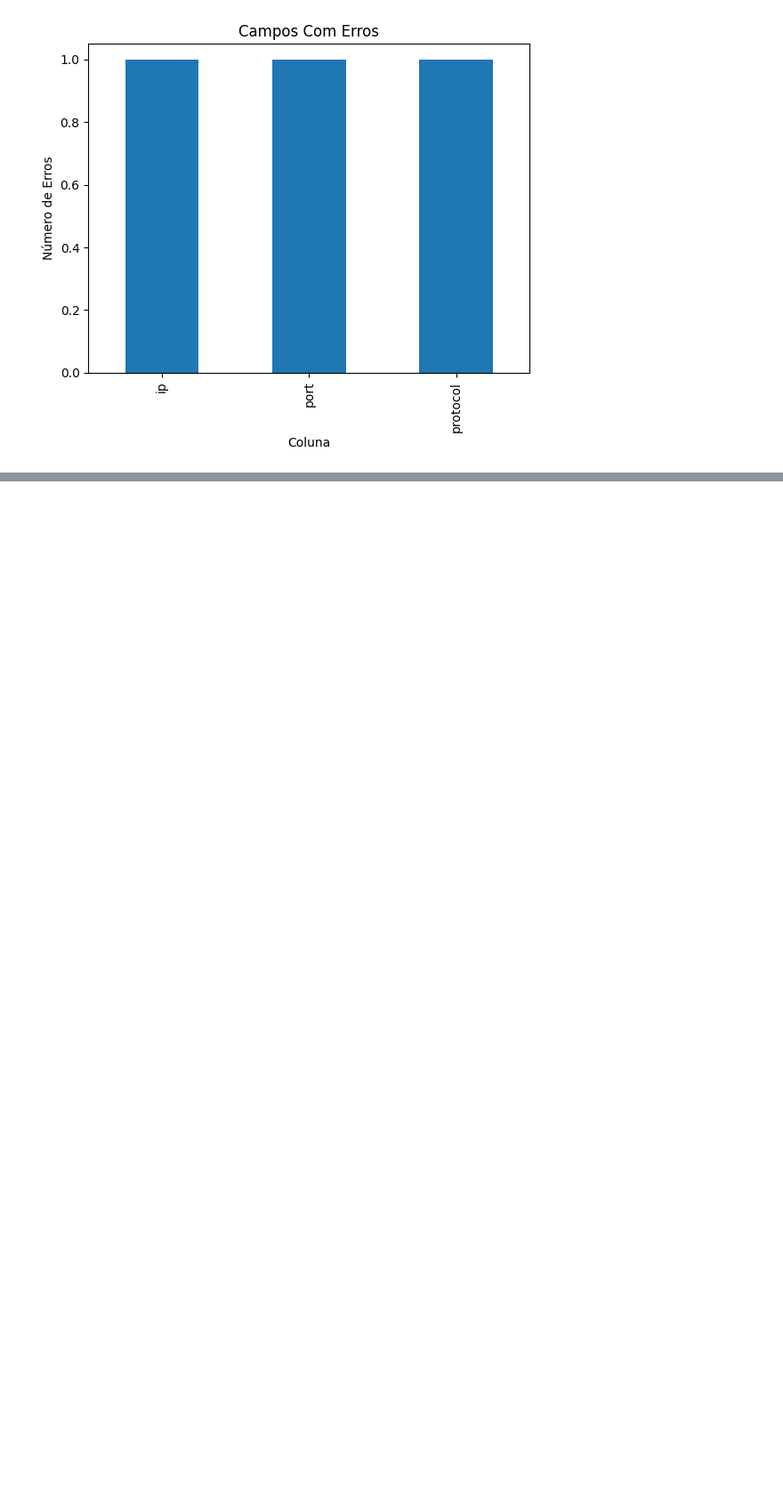
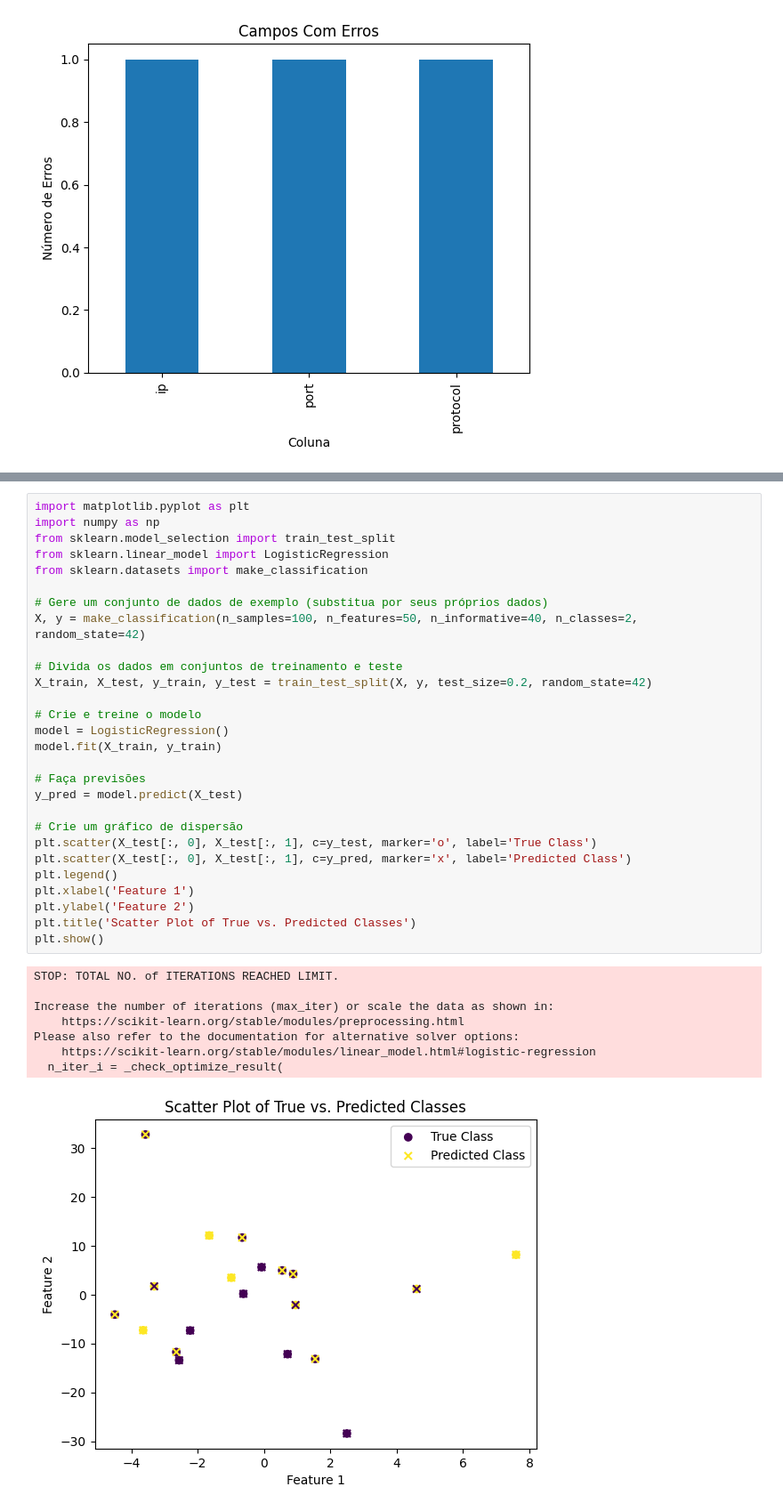
Before and after one commit to mayconbaptista/IC-RedesDomesticas, a Jupyter notebook: teste.ipynb, the cells around one changed output, grey strips where cells are left out. Shown at 89% size. Cells and saved outputs as stored; diff of their text form; blank space fills up the shorter version.

```diff
--- a/teste.ipynb
+++ b/teste.ipynb
@@ -146,0 +313,37 @@ plt.show()
+# %%
+import matplotlib.pyplot as plt
+import numpy as np
+from sklearn.model_selection import train_test_split
+from sklearn.linear_model import LogisticRegression
+from sklearn.datasets import make_classification
+
+# Gere um conjunto de dados de exemplo (substitua por seus próprios dados)
+X, y = make_classification(n_samples=100, n_features=50, n_informative=40, n_classes=2, random_state=42)
+
+# Divida os dados em conjuntos de treinamento e teste
+X_train, X_test, y_train, y_test = train_test_split(X, y, test_size=0.2, random_state=42)
+
+# Crie e treine o modelo
+model = LogisticRegression()
+model.fit(X_train, y_train)
+
+# Faça previsões
+y_pred = model.predict(X_test)
+
+# Crie um gráfico de dispersão
+plt.scatter(X_test[:, 0], X_test[:, 1], c=y_test, marker='o', label='True Class')
+plt.scatter(X_test[:, 0], X_test[:, 1], c=y_pred, marker='x', label='Predicted Class')
+plt.legend()
+plt.xlabel('Feature 1')
+plt.ylabel('Feature 2')
+plt.title('Scatter Plot of True vs. Predicted Classes')
+plt.show()
+# %% [output]
+STOP: TOTAL NO. of ITERATIONS REACHED LIMIT.
+
+Increase the number of iterations (max_iter) or scale the data as shown in:
+    https://scikit-learn.org/stable/modules/preprocessing.html
+Please also refer to the documentation for alternative solver options:
+    https://scikit-learn.org/stable/modules/linear_model.html#logistic-regression
+  n_iter_i = _check_optimize_result(
+[figure, added]
```
Also changed, not shown: parts of 3 cells of this notebook, 12 other files.
